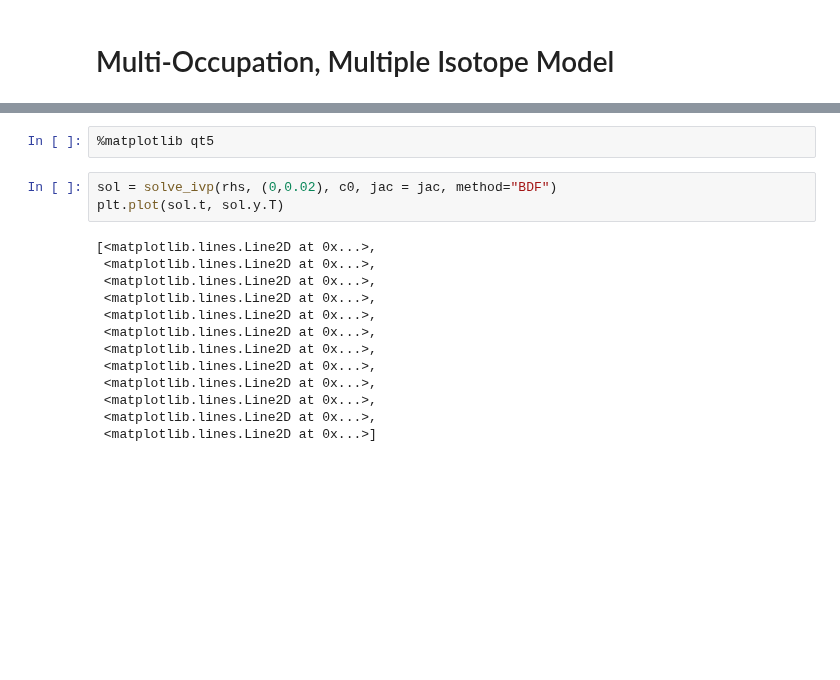
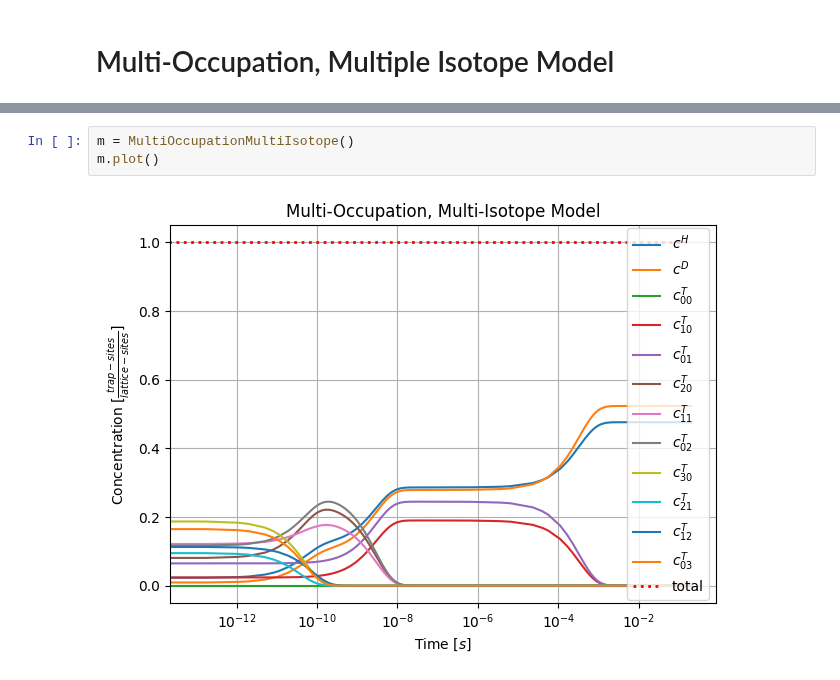
Before and after one commit to Davidxdydz/TrapDiffusion, a Jupyter notebook: StatesSimulation.ipynb, the cells around one changed output, grey strips where cells are left out. Saved outputs shown, nothing was run; the diff lists cells and outputs as text; blank space fills up the shorter version.

```diff
--- a/StatesSimulation.ipynb
+++ b/StatesSimulation.ipynb
@@ -468,18 +144,5 @@ plt.plot(sol.t, sol.y.T)
-# %%
-%matplotlib qt5
-# %%
-sol = solve_ivp(rhs, (0,0.02), c0, jac = jac, method="BDF")
-plt.plot(sol.t, sol.y.T)
-# %% [output]
-[<matplotlib.lines.Line2D at 0x...>,
- <matplotlib.lines.Line2D at 0x...>,
- <matplotlib.lines.Line2D at 0x...>,
- <matplotlib.lines.Line2D at 0x...>,
- <matplotlib.lines.Line2D at 0x...>,
- <matplotlib.lines.Line2D at 0x...>,
- <matplotlib.lines.Line2D at 0x...>,
- <matplotlib.lines.Line2D at 0x...>,
- <matplotlib.lines.Line2D at 0x...>,
- <matplotlib.lines.Line2D at 0x...>,
- <matplotlib.lines.Line2D at 0x...>,
- <matplotlib.lines.Line2D at 0x...>]
+# %%
+m = MultiOccupationMultiIsotope()
+m.plot()
+# %% [output]
+[figure, added]
```
Also changed, not shown: parts of 7 cells of this notebook, 1 other file.
